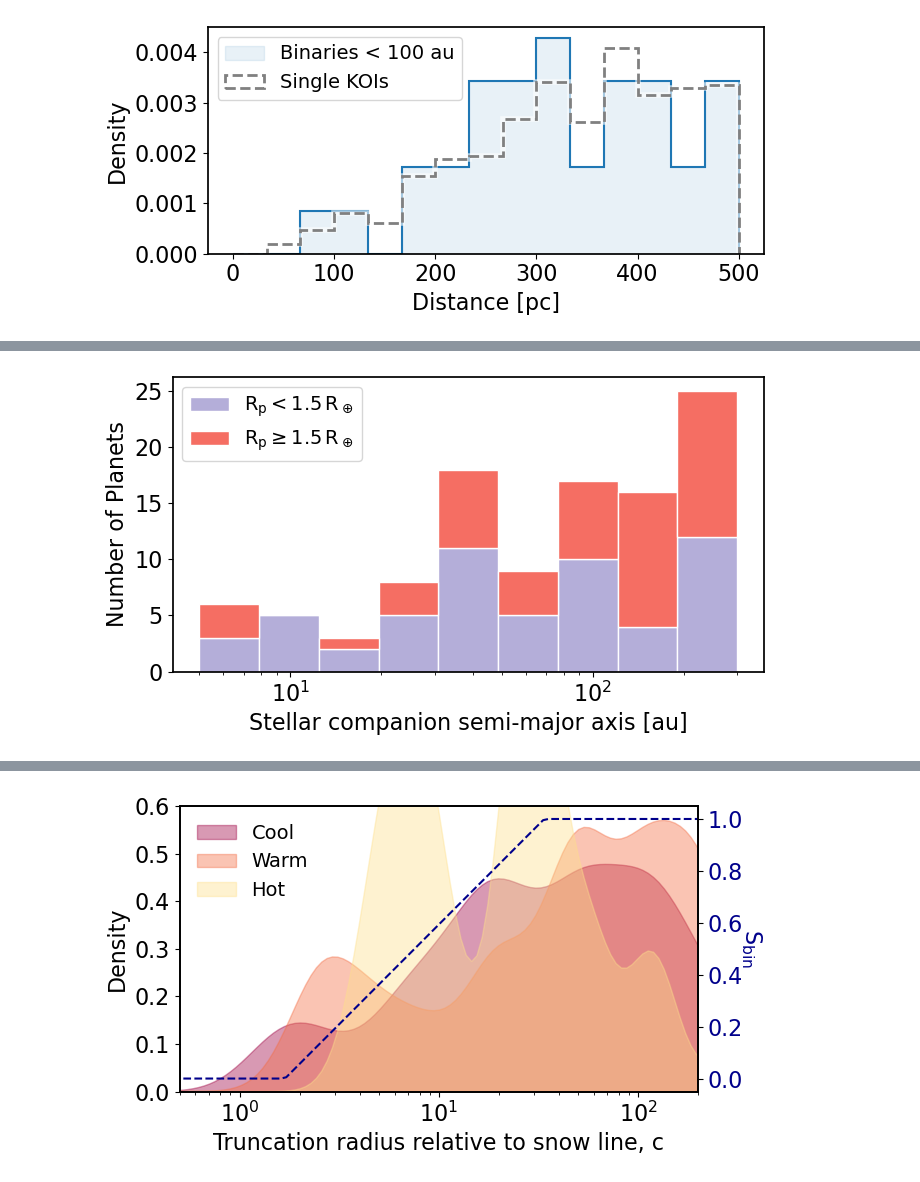
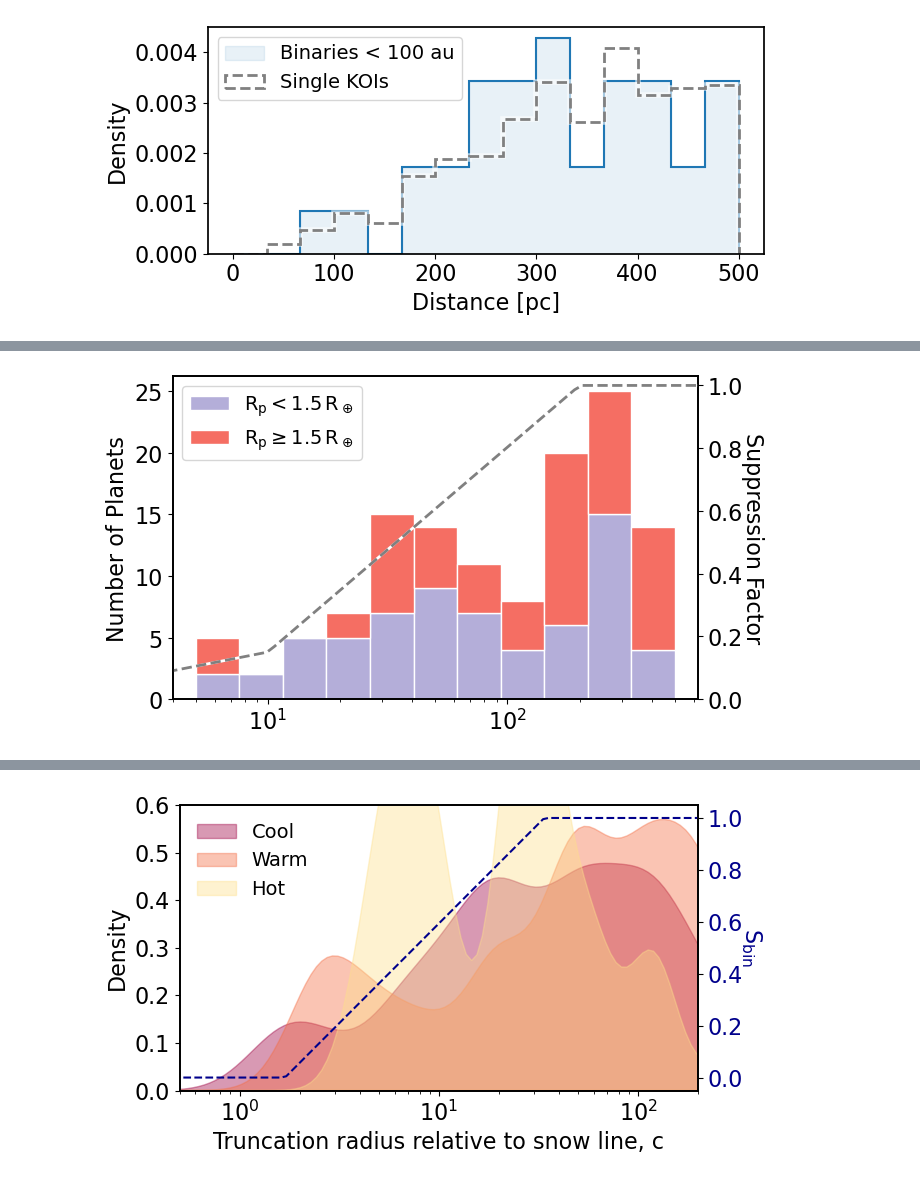
Before and after one commit to ernewton/importance_of_binarity, a Jupyter notebook: 2.5 Suppression laws and overview plots.ipynb, the cells around one changed output, grey strips where cells are left out. Drawn from its saved outputs; the diff is of its cells as text; code cells hidden in the pictures.

Commit message:
Revision sent to collaborators
Getting all p values. Minor changes to plots. Revised radius-dependent suppression to allow use with system-wide suppression.

```diff
--- a/2.5 Suppression laws and overview plots.ipynb
+++ b/2.5 Suppression laws and overview plots.ipynb
@@ -152,24 +122,33 @@ KS statistic: 0.064, p-value: 0.970
 # %%
 # Stacked histogram of binary semi-major axes separated by planet radius
 small_planets = db_filtered[db_filtered['prad_adopt'] < 1.5]
 large_planets = db_filtered[db_filtered['prad_adopt'] >= 1.5]
 
-bins = np.logspace(np.log10(5), np.log10(300), 10)
+bins = np.logspace(np.log10(5), np.log10(500), 12)
 
 fig, ax = plt.subplots(1, 1, figsize=(7,4))
 
 plt.hist([small_planets['SepAU'], large_planets['SepAU']], bins=bins,
          histtype='barstacked',
          color=['#b4aed9', '#f56e63'],
          alpha=1, edgecolor='white',
          label=['$R_p < 1.5 \, R_\oplus$', '$R_p \geq 1.5 \, R_\oplus$'])
+plt.legend(loc='upper left')
+
+ax2 = ax.twinx()
+a_values = np.logspace(-0.1,3, 100)
+S_values = suppression_factor_mk21(a_values)
+ax2.plot(a_values, S_values, color='w', lw=2, linestyle='-')
+ax2.plot(a_values, S_values, color='gray', lw=2, linestyle='--', label='Suppression Factor')
+ax2.set_ylim(0,1.03)
 
 plt.xscale('log')
+plt.xlim(4, 625)
 plt.xlabel('Stellar companion semi-major axis [au]')
-plt.ylabel('Number of Planets')
-plt.legend(loc='upper left')
+ax.set_ylabel('Number of Planets')
+ax2.set_ylabel('Suppression Factor', rotation=270, labelpad=15)
 plt.tight_layout()
 
 plt.savefig('plots/sep_stacked.png')
 # %% [output]
-[figure, old version]
+[figure, new version]
```
Also changed, not shown: parts of 6 cells of this notebook, 4 other files.
